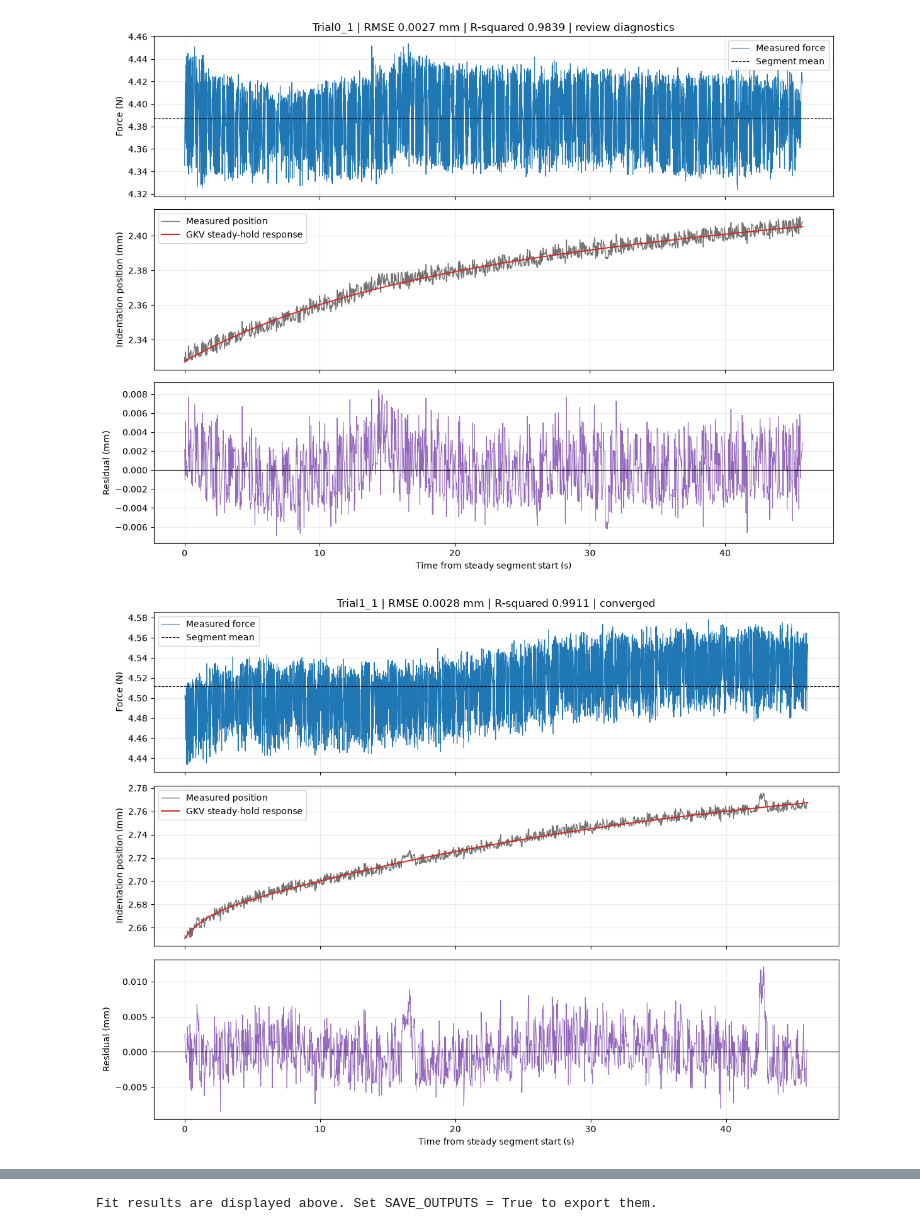
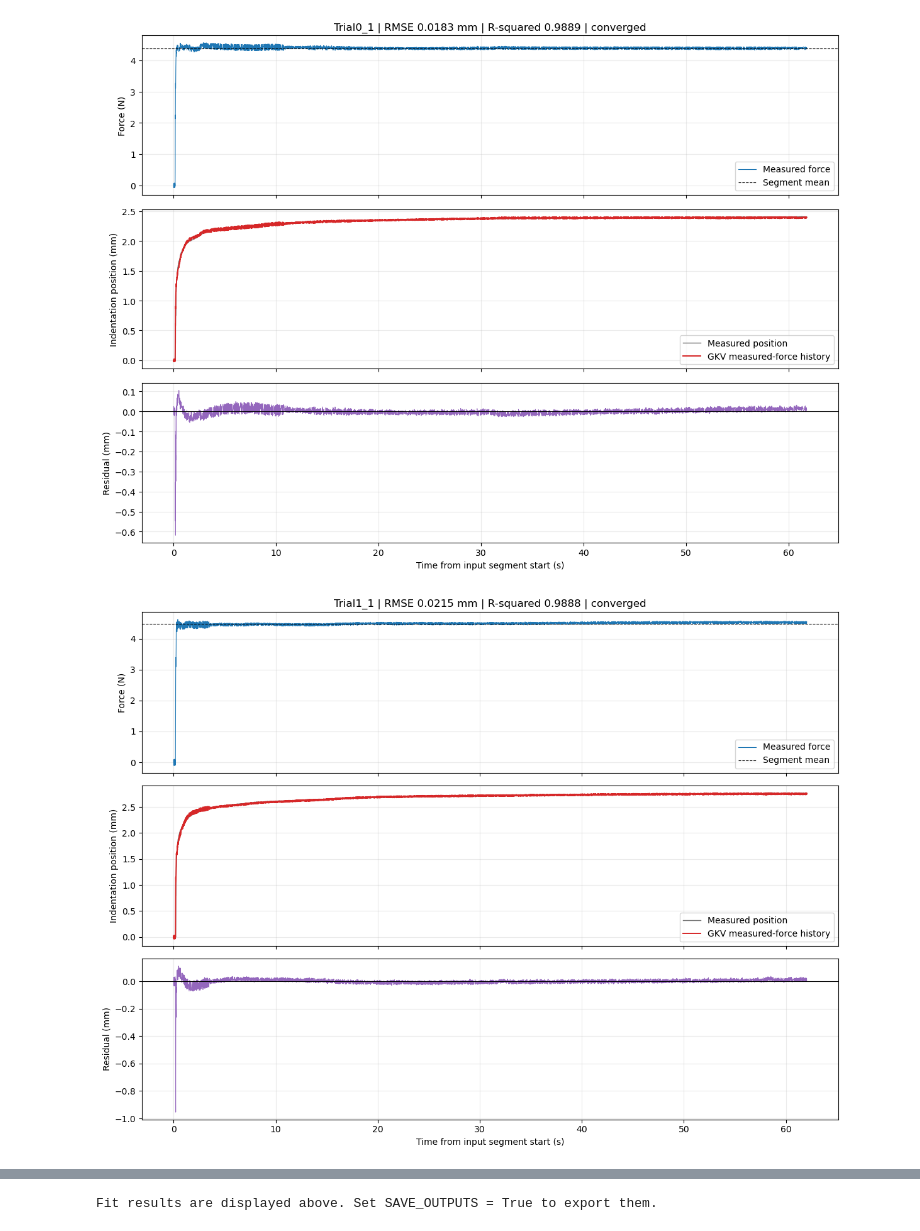
Before and after one commit to Cuberkk/Tonometry_Control_Code, a Jupyter notebook: data_process/Load_Profile-Creep_Curve_Fit_Kelvin.ipynb, the cells around one changed output, grey strips where cells are left out. Cells and saved outputs as stored; diff of their text form; code cells hidden in the pictures.

Commit message:
force full load data fit. Need to derive the math to see the problem

```diff
--- a/data_process/Load_Profile-Creep_Curve_Fit_Kelvin.ipynb
+++ b/data_process/Load_Profile-Creep_Curve_Fit_Kelvin.ipynb
@@ -219,9 +256,15 @@ for name, frame in cycles.items():
     position = frame[COLUMNS[1]].to_numpy()
     force = frame[COLUMNS[2]].to_numpy()
     try:
-        fit = gkv_model.fit_gkv_hold(
-            time, force, position, tau_bounds=TAU_BOUNDS_S,
-            max_points=MAX_FIT_POINTS, max_starts=MAX_STARTS)
+        if USE_MEASURED_FORCE:
+            # shortcut: each cycle starts relaxed; use earlier history for incompletely recovered cycles.
+            fit = gkv_model.fit_gkv_history(
+                time, force, position, np.ones(time.size, dtype=bool), radius_mm=CONTACT_RADIUS_MM,
+                tau_bounds=TAU_BOUNDS_S, max_points=MAX_FIT_POINTS, max_starts=MAX_STARTS)
+        else:
+            fit = gkv_model.fit_gkv_hold(
+                time, force, position, tau_bounds=TAU_BOUNDS_S,
+                max_points=MAX_FIT_POINTS, max_starts=MAX_STARTS)
     except (ValueError, RuntimeError) as exc:
         parameter_rows.append({'cycle': name, 'fit_status': 'failed'})
         diagnostic_rows.append({'cycle': name, 'warnings': str(exc)})
@@ -233,11 +276,16 @@ for name, frame in cycles.items():
         residual_mm=position - fit['prediction'])
     parameters = fit['parameters']
     status = 'review' if fit['warnings'] else 'converged'
+    parameter_values = ({
+        'E0_MPa': parameters['E0'], 'E1_MPa': parameters['E1'],
+        'eta1_MPa_s': parameters['eta1'], 'E2_MPa': parameters['E2'],
+        'eta2_MPa_s': parameters['eta2'],
+    } if USE_MEASURED_FORCE else {
+        'h_start_mm': parameters['h_start'], 'A1_mm': parameters['A1'], 'A2_mm': parameters['A2'],
+    })
     parameter_rows.append({
-        'cycle': name, 'fit_status': status,
-        'h_start_mm': parameters['h_start'],
-        'A1_mm': parameters['A1'], 'tau1_s': parameters['tau1'],
-        'A2_mm': parameters['A2'], 'tau2_s': parameters['tau2'],
+        'cycle': name, 'fit_status': status, **parameter_values,
+        'tau1_s': fit['tau1'], 'tau2_s': fit['tau2'],
         'rmse_mm': fit['rmse'], 'r2': fit['r2'],
     })
     diagnostic_rows.append({
@@ -253,9 +301,12 @@ display(parameter_table.style.format(
     '{:.4g}', subset=parameter_table.select_dtypes(include='number').columns, na_rep='--'))
 
 # Summarize fitted parameters across trials, using each parameter mean as the reference.
-fitted_parameter_columns = ['h_start_mm', 'A1_mm', 'tau1_s', 'A2_mm', 'tau2_s']
+fitted_parameter_columns = (
+    ['E0_MPa', 'E1_MPa', 'eta1_MPa_s', 'E2_MPa', 'eta2_MPa_s', 'tau1_s', 'tau2_s']
+    if USE_MEASURED_FORCE else ['h_start_mm', 'A1_mm', 'tau1_s', 'A2_mm', 'tau2_s']
+)
 fitted_parameters = parameter_table.loc[
-    parameter_table['fit_status'].isin(['converged', 'review'])
+    parameter_table['fit_status'].eq('converged')
 ].reindex(columns=fitted_parameter_columns)
 parameter_mean = fitted_parameters.mean()
 parameter_std = fitted_parameters.std(ddof=0)
@@ -265,8 +316,8 @@ parameter_summary = pd.DataFrame({
 }).T
 parameter_summary.index.name = 'statistic'
 parameter_summary.columns.name = 'fitted_parameter'
-print(f'Fitted parameter summary across {len(fitted_parameters)} successful trials '
-      f'({len(parameter_table) - len(fitted_parameters)} failed trials excluded):')
+print(f'Fitted parameter summary across {len(fitted_parameters)} converged trials '
+      f'({len(parameter_table) - len(fitted_parameters)} review or failed trials excluded):')
 print('Standard deviation across fitted parameter values (population, ddof=0).')
 display(parameter_summary.style.format('{:.4g}', na_rep='--'))
 # display(diagnostics_table)
@@ -302,35 +352,35 @@ structure can also reflect force drift or limitations of the two-branch model.
 # %%
 def plot_gkv_fit(name, frame, fit):
     time = frame[COLUMNS[0]].to_numpy()
     fig, axes = plt.subplots(3, 1, figsize=(12, 9), sharex=True)
     axes[0].plot(time, frame[COLUMNS[2]], lw=0.8, color='tab:blue', label='Measured force')
     axes[0].axhline(fit['diagnostics']['mean_force_n'], color='black', ls='--', lw=0.8,
                     label='Segment mean')
     axes[0].set_ylabel('Force (N)')
     axes[0].ticklabel_format(axis='y', style='plain', useOffset=False)
     axes[0].legend()
     status = 'review diagnostics' if fit['warnings'] else 'converged'
     axes[0].set_title(
         f"{name} | RMSE {fit['rmse']:.4f} mm | R-squared {fit['r2']:.4f} | {status}")
     axes[1].plot(time, frame[COLUMNS[1]], lw=1, color='0.45', label='Measured position')
     axes[1].plot(time, frame.predicted_position_mm, lw=1.4, color='tab:red',
-                 label='GKV steady-hold response')
+                 label=MODEL_LABEL)
     axes[1].set_ylabel('Indentation position (mm)')
     axes[1].legend()
     axes[2].plot(time, frame.residual_mm, lw=0.7, color='tab:purple')
     axes[2].axhline(0, color='black', lw=0.8)
-    axes[2].set(xlabel='Time from steady segment start (s)', ylabel='Residual (mm)')
+    axes[2].set(xlabel='Time from input segment start (s)', ylabel='Residual (mm)')
     fig.tight_layout()
     return fig
 
 
 for name, frame in predictions.items():
     fig = plot_gkv_fit(name, frame, fits[name])
     if SAVE_OUTPUTS:
         OUTPUT_DIR.mkdir(parents=True, exist_ok=True)
-        fig.savefig(OUTPUT_DIR / f'{name}_gkv_hold_fit.png', dpi=FIGURE_DPI, bbox_inches='tight')
+        fig.savefig(OUTPUT_DIR / f'{name}_{MODEL_NAME}_fit.png', dpi=FIGURE_DPI, bbox_inches='tight')
     plt.show()
     plt.close(fig)
 # %% [output]
-[figure, old version]
+[figure, new version]
-[figure, old version]
+[figure, new version]
```
Also changed, not shown: parts of 10 cells of this notebook, 21 other files.
